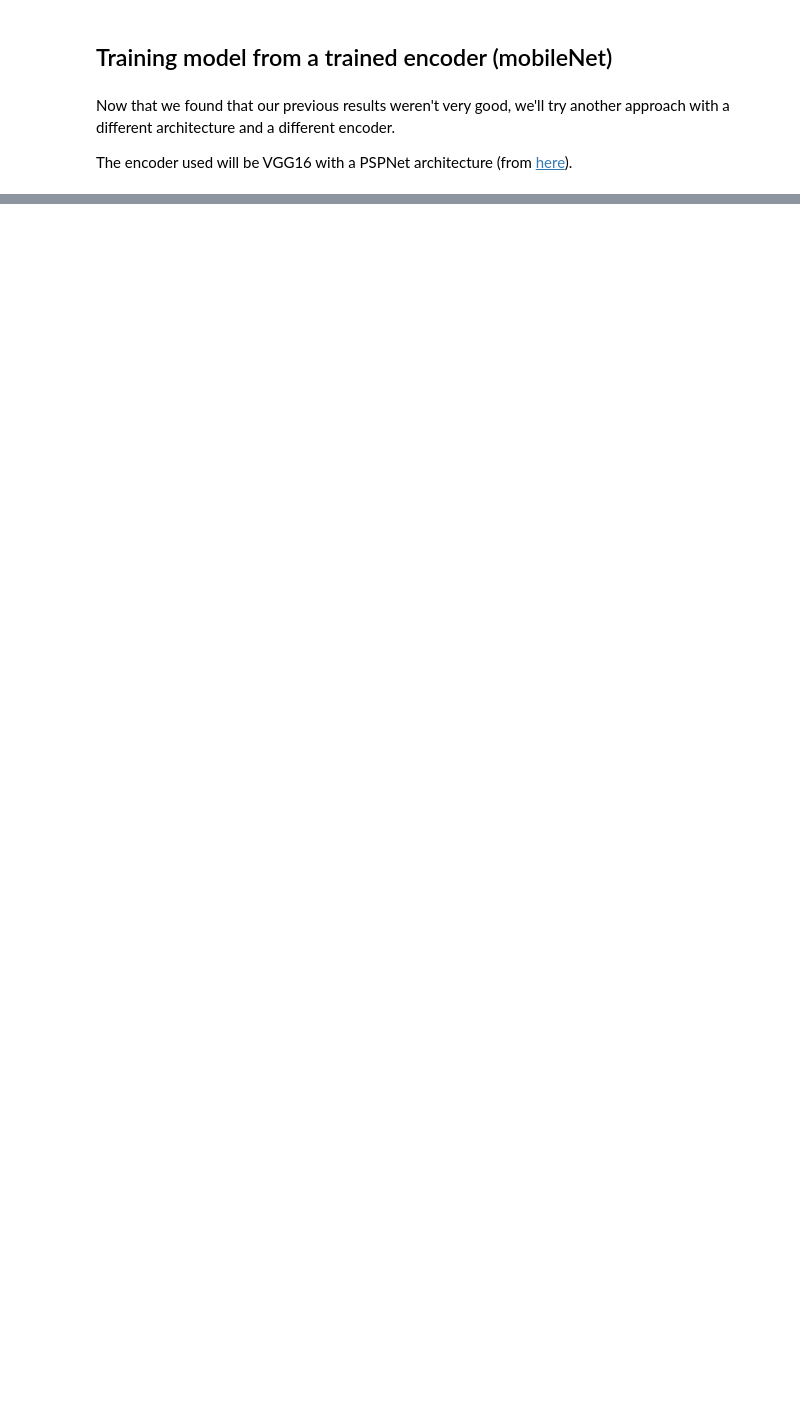
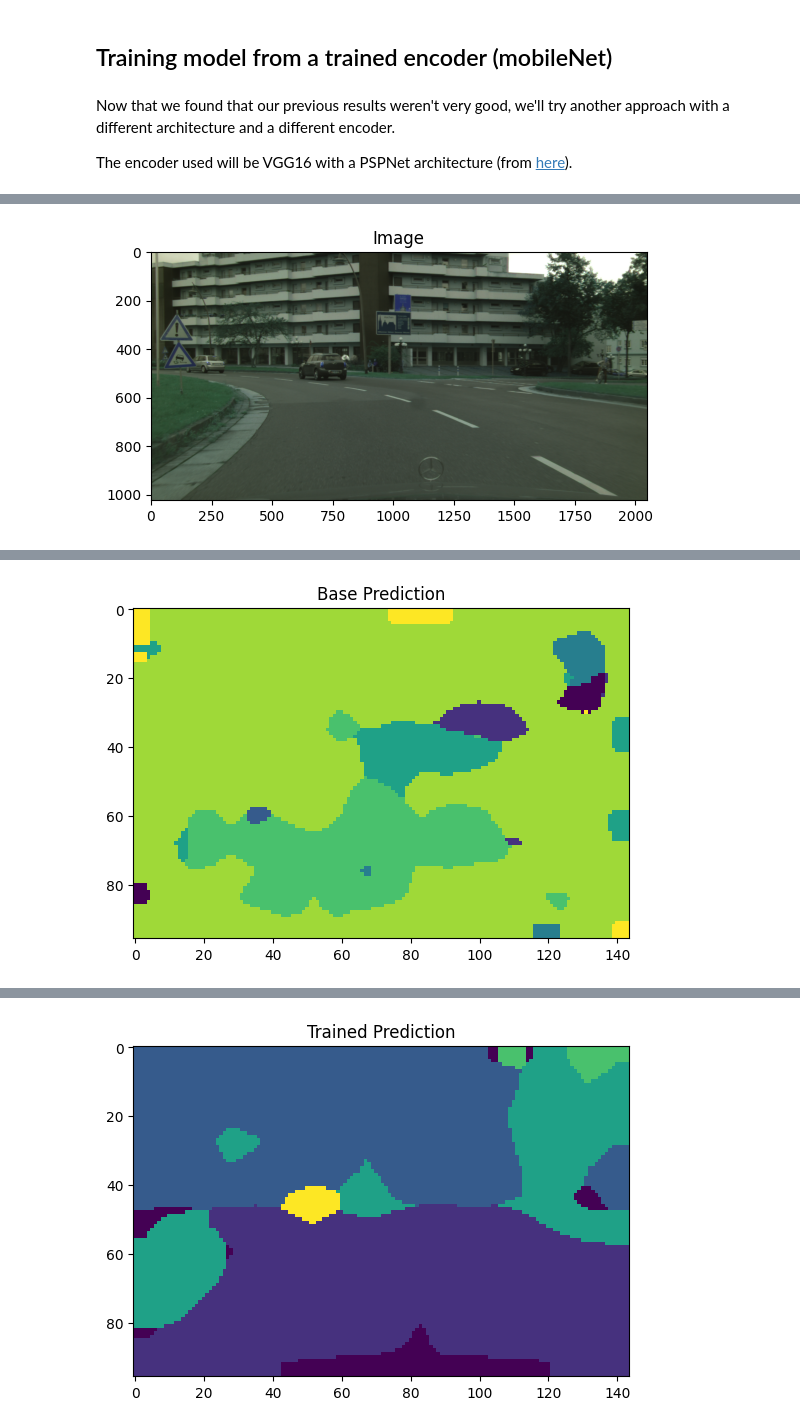
Before and after one commit to Hkllopp/data-segmentation, a Jupyter notebook: notebook.ipynb, the cells around one changed output, grey strips where cells are left out. Cells and saved outputs as stored; diff of their text form; code cells hidden in the pictures; blank space fills up the shorter version.

```diff
--- a/notebook.ipynb
+++ b/notebook.ipynb
@@ -392,11 +559,28 @@ model.save(os.path.join(checkpoint_folder, "model.h5"))
 # %%
-plt.imshow(cv2.imread(val_test_image, cv2.IMREAD_COLOR))
+
+plt.imshow(cv2.imread(test_image, cv2.IMREAD_COLOR))
+plt.title("Image")
+plt.show()
+
+
+base_model = vgg_pspnet(n_classes=8,input_height=384, input_width=576)
+
+out_base = base_model.predict_segmentation(
+    inp=test_image,
+    out_fname="out_base.png"
+)
+
+plt.imshow(out_base)
+plt.title("Base Prediction")
 plt.show()
 
 out = model.predict_segmentation(
-    inp=val_test_image,
+    inp=test_image,
     out_fname="out.png"
 )
 
 plt.imshow(out)
+plt.title("Trained Prediction")
 plt.show()
+# %% [output]
+[figure, added]
@@ -402,0 +588 @@ plt.show()
+[figure, added]
@@ -403 +590,2 @@ plt.show()
+[figure, added]
 # %%
```
Also changed, not shown: parts of 13 cells of this notebook.
